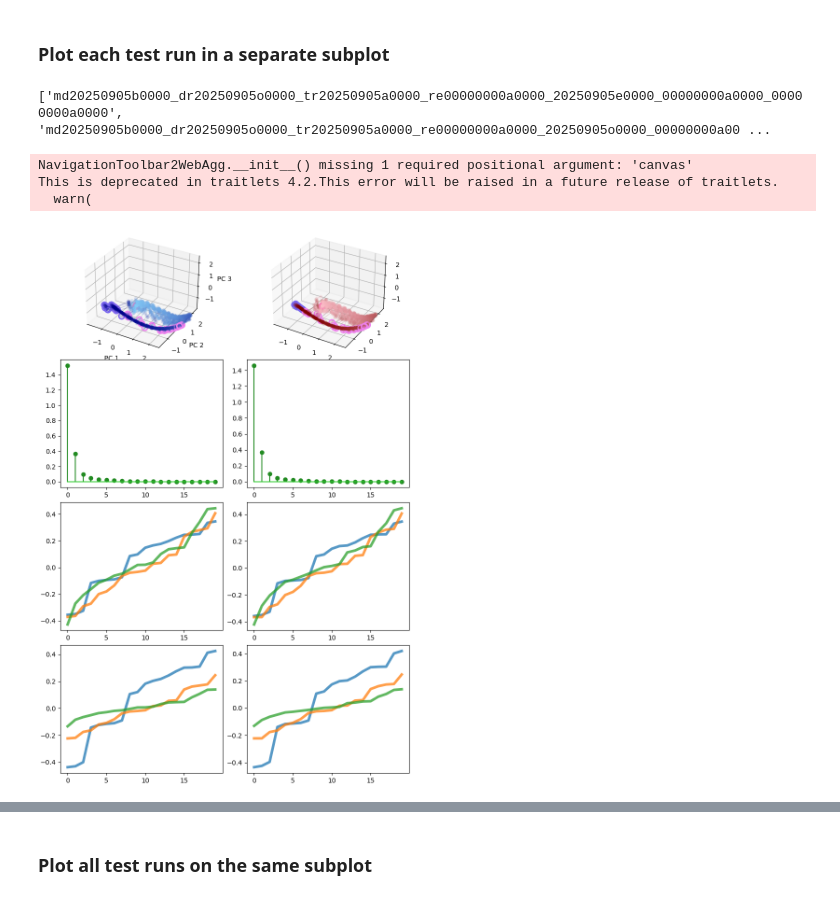
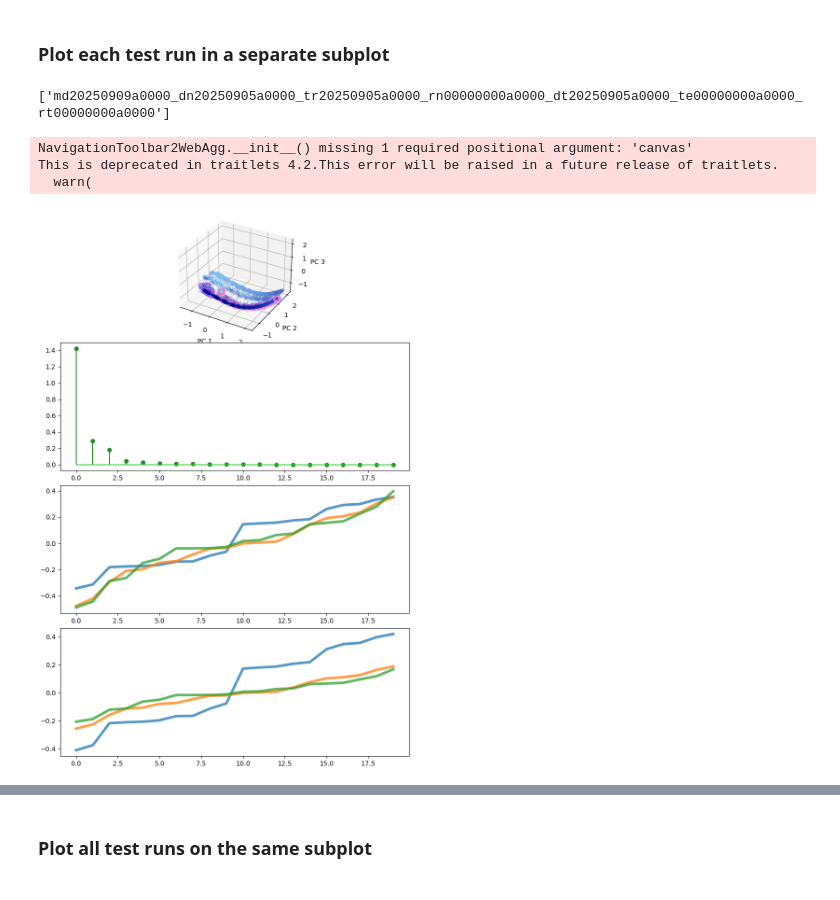
Before and after one commit to jonathan-chien/counting-rnn, a Jupyter notebook: notebooks/aaaa0001.ipynb, the cells around one changed output, grey strips where cells are left out. Saved outputs shown, nothing was run; the diff lists cells and outputs as text; code cells hidden in the pictures.

```diff
--- a/notebooks/aaaa0001.ipynb
+++ b/notebooks/aaaa0001.ipynb
@@ -227,7 +236,7 @@ num_seq_to_plot = 50
 pcs_to_plot = [0, 1, 2]
 
 # Test runs to plot.
-test_run_id_to_plot_list = test_run_id_list[0:2]
+test_run_id_to_plot_list = test_run_id_list
 num_test_runs_to_plot = len(test_run_id_to_plot_list)
 print(test_run_id_to_plot_list)
 
@@ -292,35 +301,35 @@ for i_test_run, test_run_id in enumerate(test_run_id_to_plot_list):
         axs_0[1, i_test_run].stem(
             common_single_test_run['eigenspectrum'],
             linefmt='forestgreen',
             markerfmt='forestgreen',
             basefmt='limegreen'
         )
 
         # Plot eigenvector components.
         axs_0[2, i_test_run].remove()
         axs_0[2, i_test_run] = fig_0.add_subplot(4, num_test_runs_to_plot, 2*num_test_runs_to_plot+i_test_run+1)
         for i_pc in range(common_single_test_run['v'].shape[1]):
             axs_0[2, i_test_run].plot(
                 torch.sort(common_single_test_run['v'][:, i_pc])[0],
                 alpha=0.75,
                 linewidth=4
             )
 
         # Plot loading components.
         axs_0[3, i_test_run].remove()
         axs_0[3, i_test_run] = fig_0.add_subplot(4, num_test_runs_to_plot, 3*num_test_runs_to_plot+i_test_run+1)
         for i_pc in range(common_single_test_run['loadings'].shape[1]):
             axs_0[3, i_test_run].plot(
                 torch.sort(common_single_test_run['loadings'][:, i_pc])[0],
                 alpha=0.75,
                 linewidth=4
             )
 # %% [output]
-['md20250905b0000_dr20250905o0000_tr20250905a0000_re00000000a0000_20250905e0000_00000000a0000_00000000a0000', 'md20250905b0000_dr20250905o0000_tr20250905a0000_re00000000a0000_20250905o0000_00000000a00 ...
+['md20250909a0000_dn20250905a0000_tr20250905a0000_rn00000000a0000_dt20250905a0000_te00000000a0000_rt00000000a0000']
 NavigationToolbar2WebAgg.__init__() missing 1 required positional argument: 'canvas'
 This is deprecated in traitlets 4.2.This error will be raised in a future release of traitlets.
   warn(
-[figure, old version]
+[figure, new version]
 # %%
 # Retrieve model and get recurrent weight matrix.
 seed_idx = 1
```
Also changed, not shown: parts of 7 cells of this notebook.
